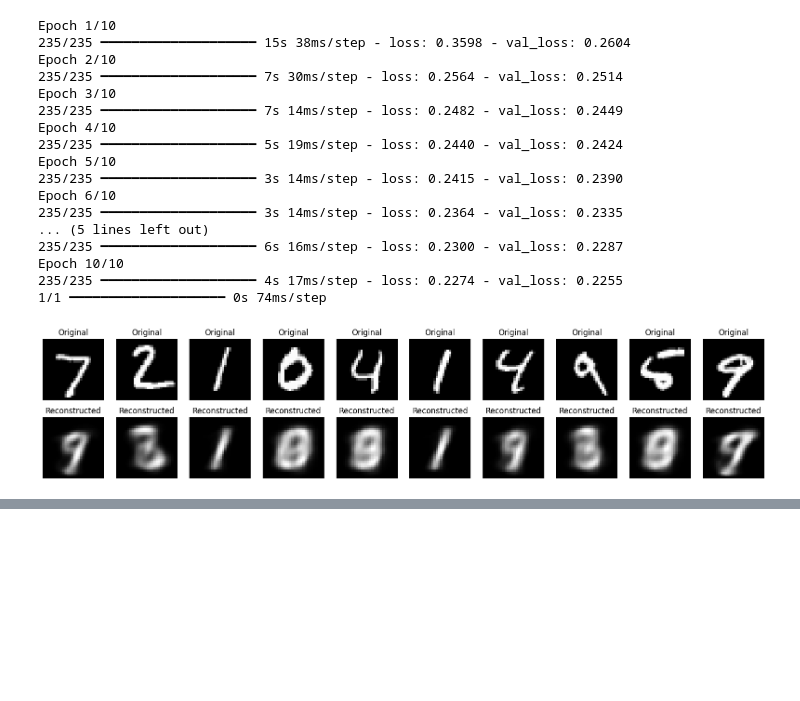
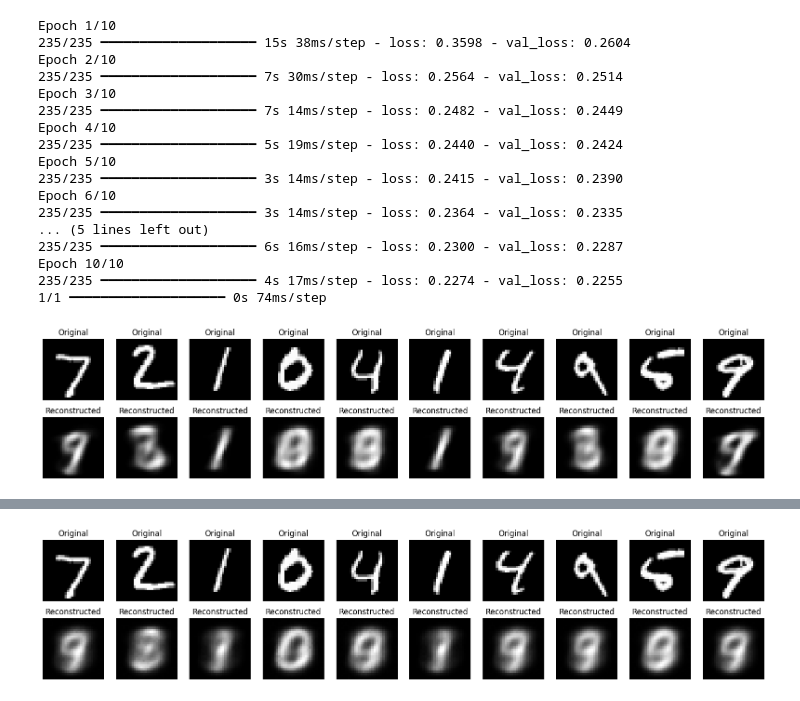
Before and after one commit to srujannayak45/DL-LAB-ASSIGNMENT, a Jupyter notebook: Encoder_Decoder.ipynb, the cells around one changed output, grey strips where cells are left out. Cells and saved outputs as stored; diff of their text form; code cells hidden in the pictures; blank space fills up the shorter version.

Commit message:
worked on Contractive AE

```diff
--- a/Encoder_Decoder.ipynb
+++ b/Encoder_Decoder.ipynb
@@ -638,0 +641,85 @@ Epoch 10/10
+# %%
+import tensorflow as tf
+from tensorflow.keras.layers import Dense
+from tensorflow.keras.models import Model
+import numpy as np
+import matplotlib.pyplot as plt
+
+# -----------------------------
+# LOAD DATA
+# -----------------------------
+(x_train, _), (x_test, _) = tf.keras.datasets.mnist.load_data()
+
+x_train = x_train.astype('float32') / 255.
+x_test = x_test.astype('float32') / 255.
+
+x_train = x_train.reshape((len(x_train), 784))
+x_test = x_test.reshape((len(x_test), 784))
+
+# -----------------------------
+# CONTRACTIVE AE MODEL
+# -----------------------------
+class ContractiveAE(Model):
+    def __init__(self):
+        super().__init__()
+        self.encoder = Dense(32, activation='sigmoid')
+        self.decoder = Dense(784, activation='sigmoid')
+
+    def call(self, x):
+        encoded = self.encoder(x)
+        decoded = self.decoder(encoded)
+        return decoded
+
+# -----------------------------
+# TRAIN STEP WITH CONTRACTIVE LOSS
+# -----------------------------
+cae = ContractiveAE()
+optimizer = tf.keras.optimizers.Adam()
+
+epochs = 5
+batch_size = 256
+
+for epoch in range(epochs):
+    for i in range(0, len(x_train), batch_size):
+        batch = x_train[i:i+batch_size]
+
+        with tf.GradientTape() as tape:
+            encoded = cae.encoder(batch)
+            decoded = cae.decoder(encoded)
+
+            # Reconstruction loss
+            loss = tf.reduce_mean(
+                tf.keras.losses.binary_crossentropy(batch, decoded)
+            )
+            # Contractive loss
+            W = cae.encoder.kernel # Weights of the encoder layer
+            h_prime = h * (1 - h) # Derivative of the sigmoid activation with respect to its input
+            sum_sq_weights_per_hidden_unit = tf.reduce_sum(tf.square(W), axis=0)
+            contractive_loss = tf.reduce_sum(tf.square(h_prime) * sum_sq_weights_per_hidden_unit)
+
+            total_loss = loss + 1e-4 * contractive_loss
+
+        grads = tape.gradient(total_loss, cae.trainable_variables)
+        optimizer.apply_gradients(zip(grads, cae.trainable_variables))
+
+    print(f"Epoch {epoch+1}, Loss: {total_loss.numpy():.4f}")
+
+# -----------------------------
+# VISUALIZATION
+# -----------------------------
+decoded_imgs = cae(x_test[:10])
+
+plt.figure(figsize=(20,4))
+for i in range(10):
+    plt.subplot(2,10,i+1)
+    plt.imshow(x_test[i].reshape(28,28), cmap='gray')
+    plt.title("Original")
+    plt.axis('off')
+
+    plt.subplot(2,10,i+11)
+    plt.imshow(decoded_imgs[i].numpy().reshape(28,28), cmap='gray')
+    plt.title("Reconstructed")
+    plt.axis('off')
+
+plt.show()
+# %% [output]
@@ -638,0 +731 @@ Epoch 10/10
+[figure, added]
```
Also changed, not shown: parts of 4 cells of this notebook.
